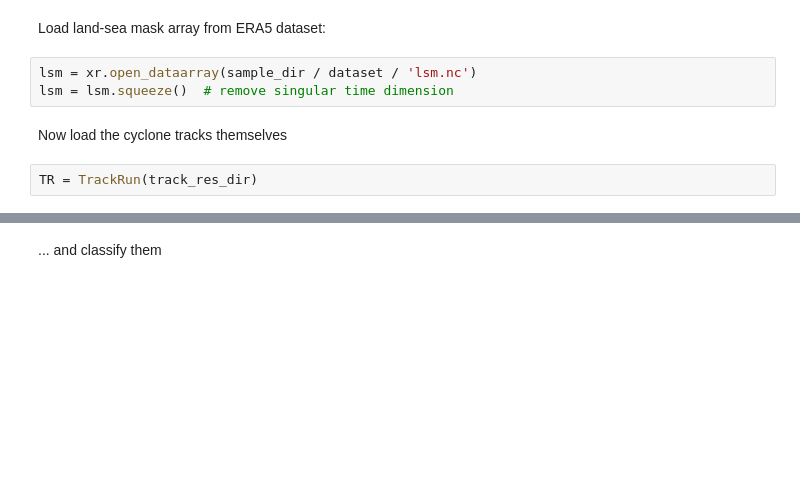
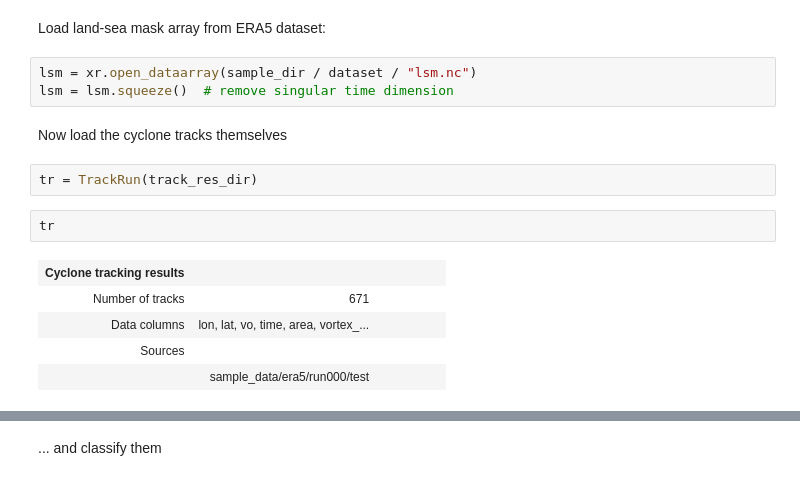
Before and after one commit to dennissergeev/octant, a Jupyter notebook: examples/02_Plotting.ipynb, the cells around one changed output, grey strips where cells are left out. Drawn from its saved outputs; the diff is of its cells as text; blank space fills up the shorter version.

```diff
--- a/examples/02_Plotting.ipynb
+++ b/examples/02_Plotting.ipynb
@@ -75,9 +59,17 @@ track_res_dir = sample_dir / dataset / f'run{run_id:03d}' / period
 # %% [markdown]
 Load land-sea mask array from ERA5 dataset:
 # %%
-lsm = xr.open_dataarray(sample_dir / dataset / 'lsm.nc')
+lsm = xr.open_dataarray(sample_dir / dataset / "lsm.nc")
 lsm = lsm.squeeze()  # remove singular time dimension
 # %% [markdown]
 Now load the cyclone tracks themselves
 # %%
-TR = TrackRun(track_res_dir)
+tr = TrackRun(track_res_dir)
+# %%
+tr
+# %% [output]
+| Cyclone tracking results |  |  |  |  |  |  |
+| Number of tracks | 671 |  |  |  |  |  |
+| Data columns | lon, lat, vo, time, area, vortex_... |  |  |  |  |  |
+| Sources |
+|  | sample_data/era5/run000/test |  |  |  |  |  |
```
Also changed, not shown: parts of 27 cells of this notebook, 5 other files.
